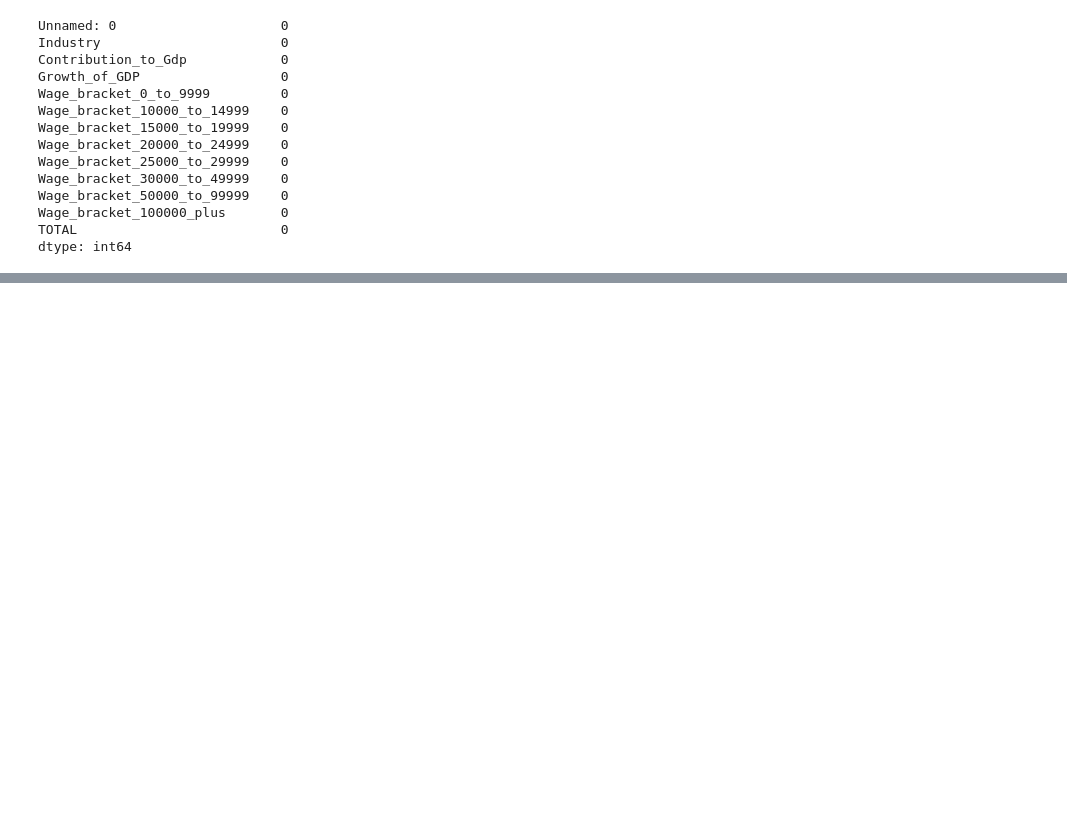
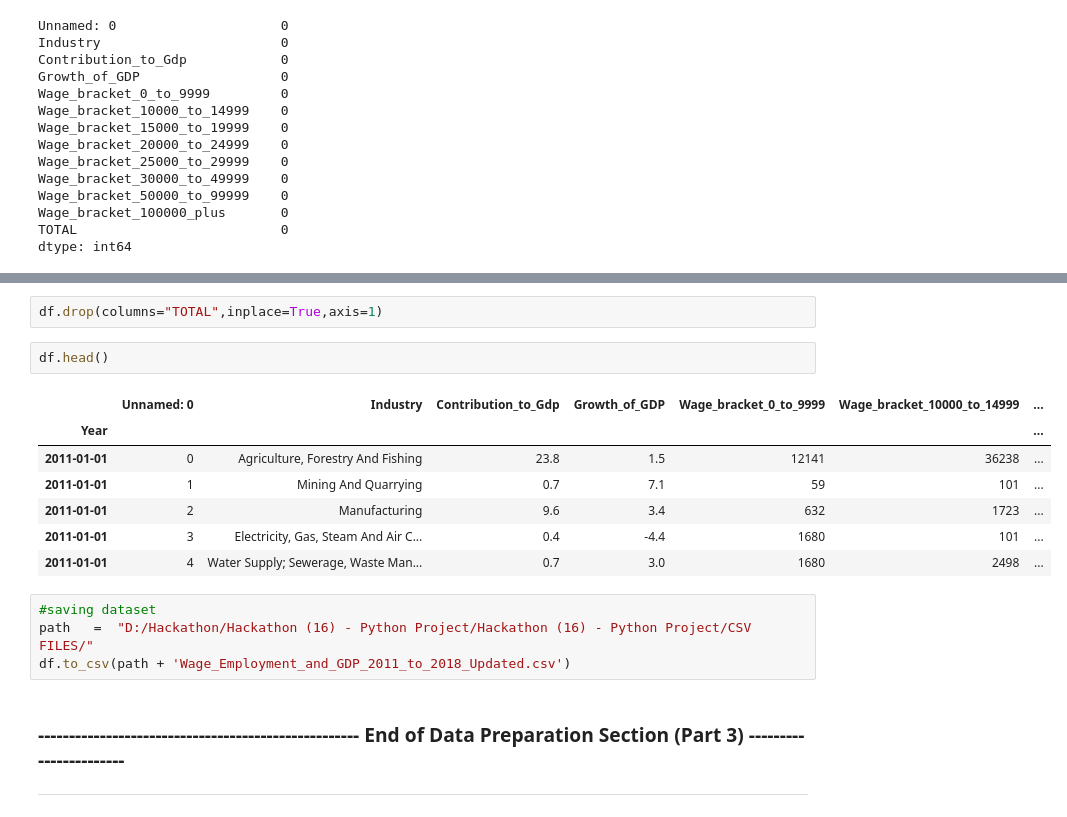
Before and after one commit to Harikiran2903/Predictive-Analysis-of-Productive-Employment-based-on-Economic-Growth, a Jupyter notebook: analysis.ipynb, the cells around one changed output, grey strips where cells are left out. Drawn from its saved outputs; the diff is of its cells as text; blank space fills up the shorter version.

Commit message:
Data Preparation Completed

```diff
--- a/analysis.ipynb
+++ b/analysis.ipynb
@@ -466,0 +574,21 @@ dtype: int64
+# %%
+df.drop(columns="TOTAL",inplace=True,axis=1)
+# %%
+df.head()
+# %% [output]
+|  | Unnamed: 0 | Industry | Contribution_to_Gdp | Growth_of_GDP | Wage_bracket_0_to_9999 | Wage_bracket_10000_to_14999 | ... |
+| Year |  |  |  |  |  |  | ... |
+| 2011-01-01 | 0 | Agriculture, Forestry And Fishing | 23.8 | 1.5 | 12141 | 36238 | ... |
+| 2011-01-01 | 1 | Mining And Quarrying | 0.7 | 7.1 | 59 | 101 | ... |
+| 2011-01-01 | 2 | Manufacturing | 9.6 | 3.4 | 632 | 1723 | ... |
+| 2011-01-01 | 3 | Electricity, Gas, Steam And Air C... | 0.4 | -4.4 | 1680 | 101 | ... |
+| 2011-01-01 | 4 | Water Supply; Sewerage, Waste Man... | 0.7 | 3.0 | 1680 | 2498 | ... |
+# %%
+#saving dataset
+path   =  "D:/Hackathon/Hackathon (16) - Python Project/Hackathon (16) - Python Project/CSV FILES/"
+df.to_csv(path + 'Wage_Employment_and_GDP_2011_to_2018_Updated.csv')
+# %% [markdown]
+### ---------------------------------------------------- End of Data Preparation Section (Part 3) -----------------------
+
+
+---
```
Also changed, not shown: parts of 14 cells of this notebook, 1 other file.
